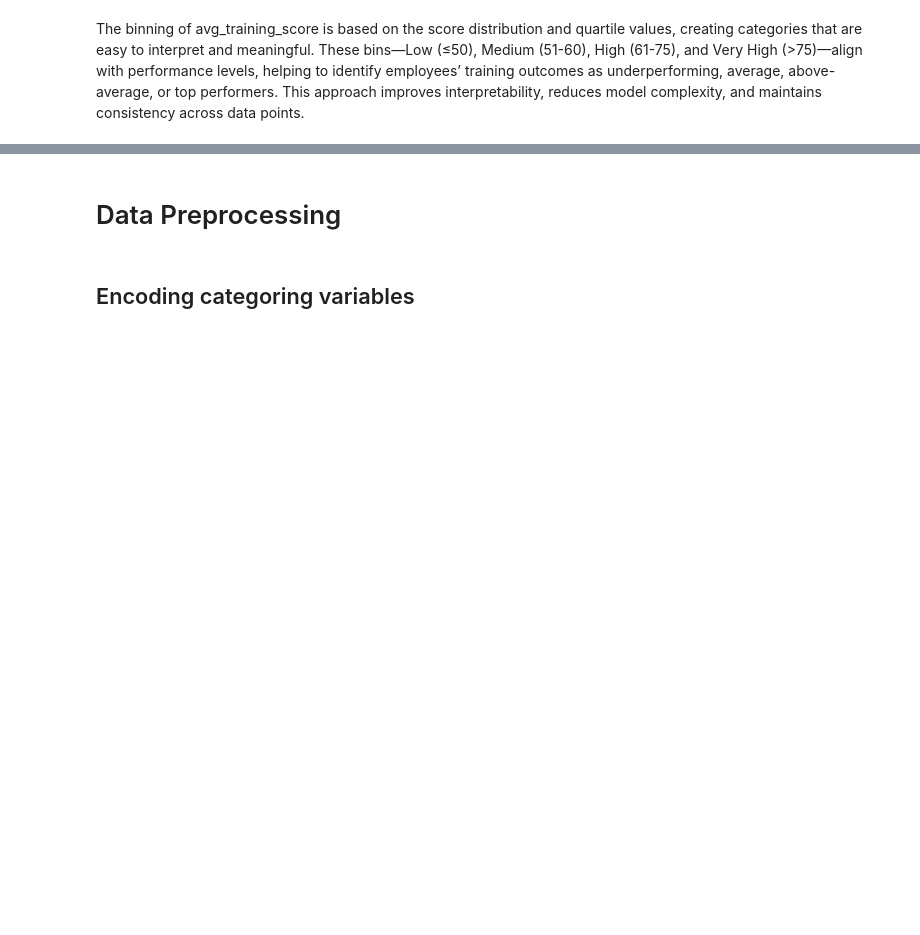
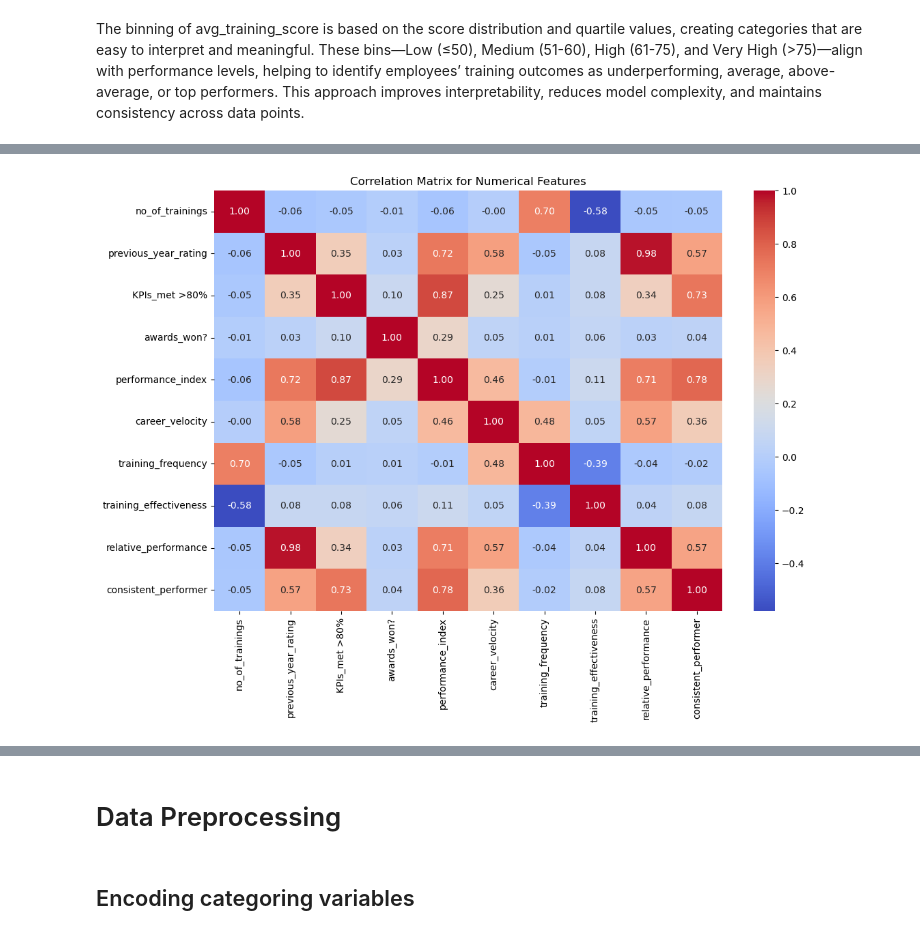
Before and after one commit to bedankibunja/HR-ANALYTICS-Predicting-Employee-Promotions, a Jupyter notebook: Notebook.ipynb, the cells around one changed output, grey strips where cells are left out. Cells and saved outputs as stored; diff of their text form; code cells hidden in the pictures; blank space fills up the shorter version.

```diff
--- a/Notebook.ipynb
+++ b/Notebook.ipynb
@@ -643 +609,7 @@ Over 10 years
+# %%
+# Create service group feature
+train['service_group'] = pd.cut(
+    train['length_of_service'], bins=[-1, 2, 5, 10, 50],
+    labels=['Less than 2 years', '2-5 years', '5-10 years', 'Over 10 years']
+)
 # %% [markdown]
@@ -703,3 +667,3 @@ dtype: object
 # %%
-train = train.drop(columns=['employee_id', 'region','gender','age','length_of_service','avg_training_score',])
+train = train.drop(columns=['employee_id', 'region','region_cleaned','gender','age','length_of_service','avg_training_score',])
 # %%
@@ -714,0 +744,12 @@ Index(['department', 'education', 'recruitment_channel', 'no_of_trainings',
+# %%
+# Combine significant categorical and numerical features
+significant_features = significant_categorical_features + significant_numerical_features
+
+# Add 'is_promoted' to the list of significant features
+significant_features.append('is_promoted')
+
+# Create a DataFrame with all significant features
+train = train[significant_features]
+
+# Display the DataFrame with all significant features
+train.dtypes
@@ -714,0 +775,17 @@ Index(['department', 'education', 'recruitment_channel', 'no_of_trainings',
+# %%
+# Select only numerical features
+numerical_features = ['no_of_trainings', 'previous_year_rating', 'KPIs_met >80%',
+                      'awards_won?', 'performance_index', 'career_velocity',
+                      'training_frequency', 'training_effectiveness', 'relative_performance',
+                      'consistent_performer']
+
+# Calculate correlation matrix for numerical features
+correlation_matrix = train[numerical_features].corr()
+
+# Plot heatmap for the correlation matrix
+plt.figure(figsize=(12, 8))
+sns.heatmap(correlation_matrix, annot=True, cmap="coolwarm", fmt=".2f")
+plt.title("Correlation Matrix for Numerical Features")
+plt.show()
+# %% [output]
+[figure, added]
```
Also changed, not shown: parts of 122 cells of this notebook.
